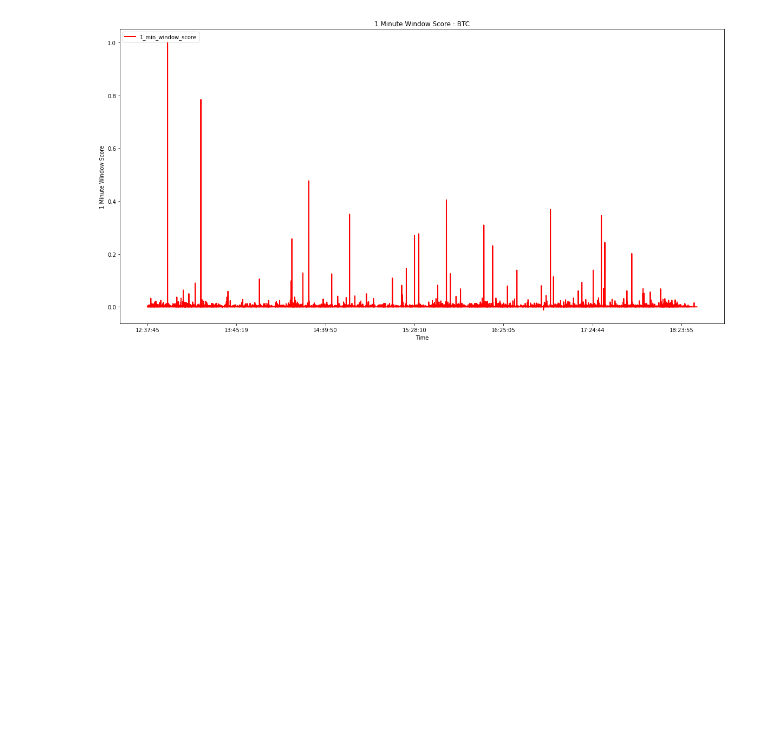
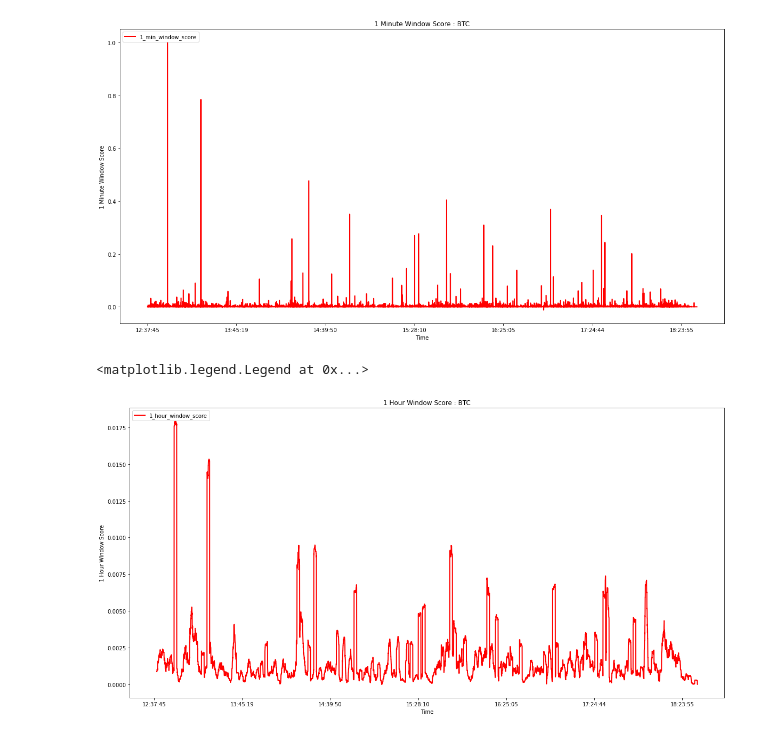
Before and after one commit to vishaljha2121/LiveCryptoSentiment, a Jupyter notebook: Notebooks/PreprocessingNLP.ipynb, the cells around one changed output. Cells and saved outputs as stored; diff of their text form; code cells hidden in the pictures; blank space fills up the shorter version.

```diff
--- a/Notebooks/PreprocessingNLP.ipynb
+++ b/Notebooks/PreprocessingNLP.ipynb
@@ -232,10 +232,10 @@ plot.legend(loc='upper left')
 <matplotlib.legend.Legend at 0x...>
 [figure]
 # %%
-## Calculate the average final score for every 5 minutes
+## Calculate the average final score for every 1 minutes
 def get_avg_final_score(df):
     '''
-    Calculate the average final score for every 5 minutes
+    Calculate the average final score for every 1 minutes
     '''
     df['1_min_window_score'] = df['final_score'].rolling(window=1).mean()
     return df
@@ -248,3 +248,13 @@ df.head()
 | 12342 | 0.000000 | @RaoulGMI Previous cycles at 800 ... | 12:37:51 | 2022-01-23 12:37:51 | 0.000000 |
 | 12341 | 0.000475 | Bitcoin 1-day social activity: Ga... | 12:37:52 | 2022-01-23 12:37:52 | 0.000475 |
 | 12340 | 0.000000 | Is this me or Everyone who don’t ... | 12:38:00 | 2022-01-23 12:38:00 | 0.000000 |
+# %%
+## Calculate the average final score for every 1 hour
+def get_avg_final_score(df):
+    '''
+    Calculate the average final score for every 1 hour
+    '''
+    df['1_hour_window_score'] = df['final_score'].rolling(window=60).mean()
+    return df
+df = get_avg_final_score(df)
+df.head()
@@ -258,6 +291,16 @@ plot.legend(loc='upper left')
 # %% [output]
 <matplotlib.legend.Legend at 0x...>
 [figure]
+# %%
+## Plot the 1 minute window score using matplotlib as a value vs time graph
+plot = df.plot(x='time', y='1_hour_window_score', figsize=(20,10), color='red', linewidth=2, legend=True)
+plot.set_xlabel('Time')
+plot.set_ylabel('1 Hour Window Score')
+plot.set_title('1 Hour Window Score : BTC')
+plot.legend(loc='upper left')
+# %% [output]
+<matplotlib.legend.Legend at 0x...>
+[figure, added]
 # %%
 ## Export the dataframe to a csv file
 df.to_csv('../Data/BTC_final_score.csv', index=False)
```
Also changed, not shown: parts of 2 cells of this notebook, 3 other files.
